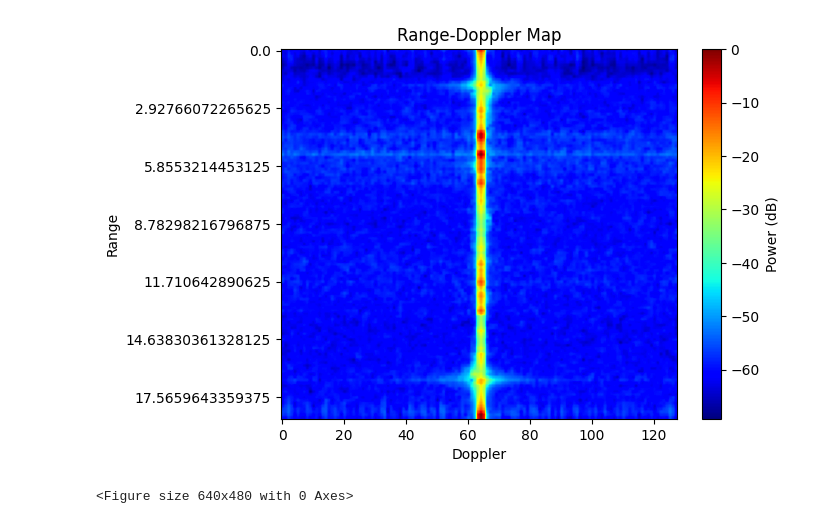
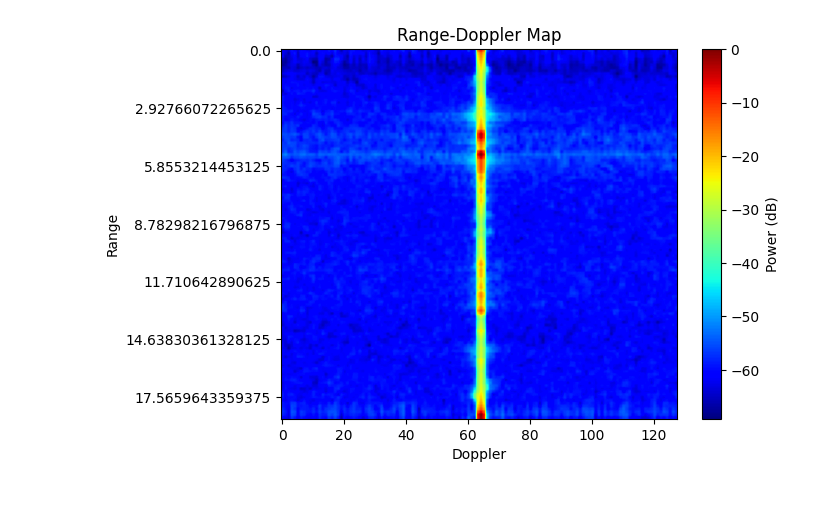
Before and after one commit to HarryPaniccc/4022S_code, a Jupyter notebook: golfball_finder.ipynb, the cells around one changed output. Cells and saved outputs as stored; diff of their text form; code cells hidden in the pictures.

```diff
--- a/golfball_finder.ipynb
+++ b/golfball_finder.ipynb
@@ -37,12 +37,11 @@ initial_fast_tests = [h5py.File(f'{preface}Experiment_2024-09-13_14-17-13_795_in
                       h5py.File(f'{preface}Experiment_2024-09-13_14-19-34_102_initialgolftest_fast.hdf5'),
                       h5py.File(f'{preface}Experiment_2024-09-13_14-19-47_106_initialgolftest_fast.hdf5'),]
 # %%
-test_in_question = initial_fast_tests[6]
+test_in_question = initial_slow_tests[3]
 freq_slope_const, number_of_samples_per_chirp, sample_rate, Tdata, bandwidth, range_bin_size = get_measurement_parameters(test_in_question)
-range_doppler_data = range_doppler_map(test_in_question, '9', range_bin_size, True, True)
+range_doppler_data = range_doppler_map(test_in_question, '9', range_bin_size, True)
 #cfar_data = cfar_map(range_doppler_data, 1)
 # %% [output]
-[figure, old version]
+[figure, new version]
-<Figure size 640x480 with 0 Axes>
 # %%
 # Need to take all frames of a target and generate all the maps
```
Also changed, not shown: parts of 2 cells of this notebook, 1 other file.
